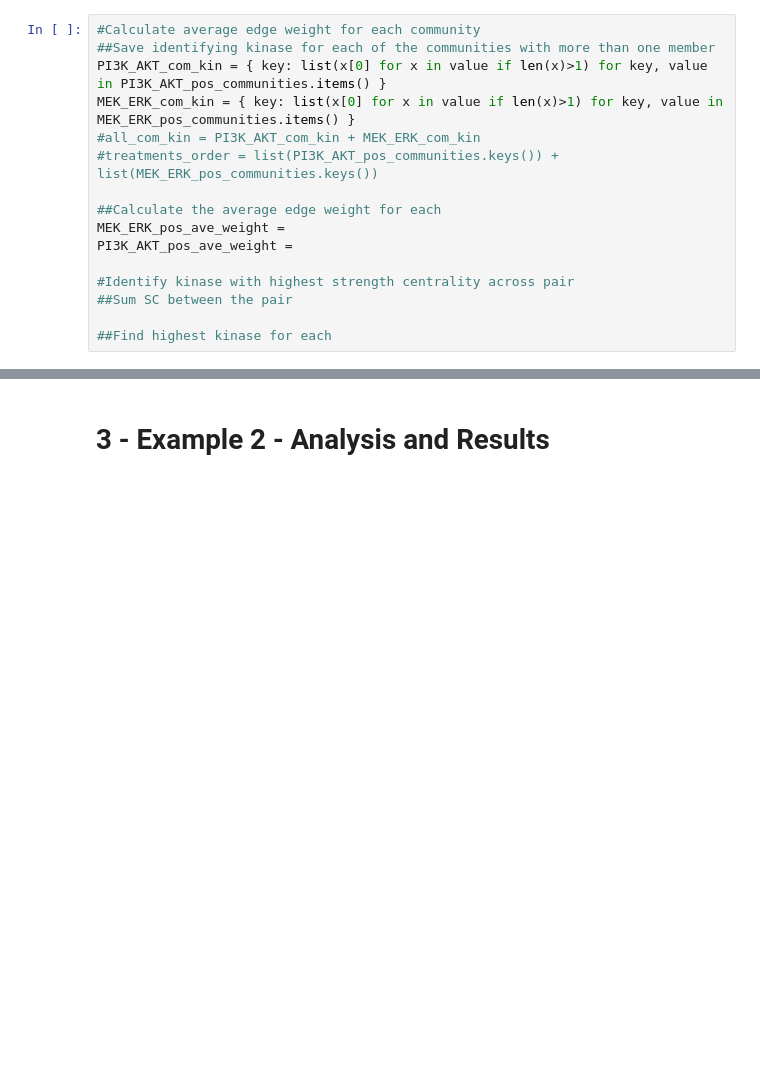
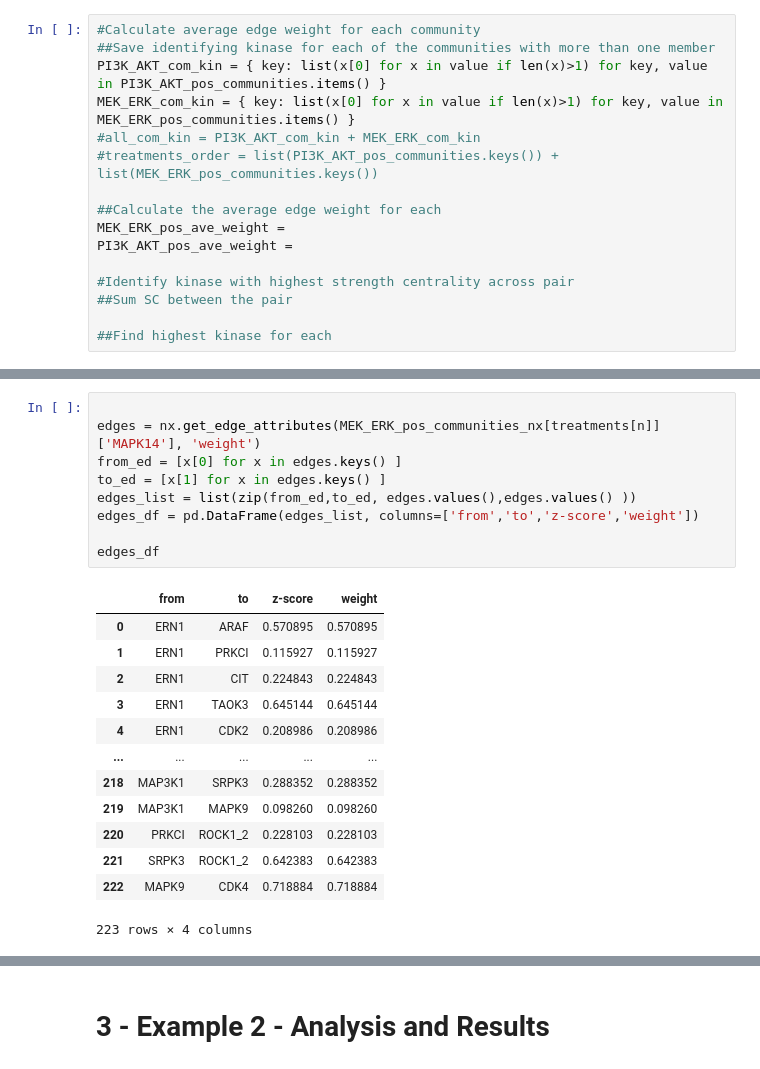
Before and after one commit to celiaccb/KinasesCommunityDetection, a Jupyter notebook: KinaseNetworks.ipynb, the cells around one changed output, grey strips where cells are left out. Drawn from its saved outputs; the diff is of its cells as text; blank space fills up the shorter version.

Commit message:
positive networks
Identified MAPK14 community as the most upregulated across all treatments, generated comparative dataframes

```diff
--- a/KinaseNetworks.ipynb
+++ b/KinaseNetworks.ipynb
@@ -747,0 +771,23 @@ PI3K_AKT_pos_ave_weight =
+# %%
+
+edges = nx.get_edge_attributes(MEK_ERK_pos_communities_nx[treatments[n]]['MAPK14'], 'weight')
+from_ed = [x[0] for x in edges.keys() ]
+to_ed = [x[1] for x in edges.keys() ]
+edges_list = list(zip(from_ed,to_ed, edges.values(),edges.values() ))
+edges_df = pd.DataFrame(edges_list, columns=['from','to','z-score','weight'])
+
+edges_df
+# %% [output]
+|  | from | to | z-score | weight |
+| 0 | ERN1 | ARAF | 0.570895 | 0.570895 |
+| 1 | ERN1 | PRKCI | 0.115927 | 0.115927 |
+| 2 | ERN1 | CIT | 0.224843 | 0.224843 |
+| 3 | ERN1 | TAOK3 | 0.645144 | 0.645144 |
+| 4 | ERN1 | CDK2 | 0.208986 | 0.208986 |
+| ... | ... | ... | ... | ... |
+| 218 | MAP3K1 | SRPK3 | 0.288352 | 0.288352 |
+| 219 | MAP3K1 | MAPK9 | 0.098260 | 0.098260 |
+| 220 | PRKCI | ROCK1_2 | 0.228103 | 0.228103 |
+| 221 | SRPK3 | ROCK1_2 | 0.642383 | 0.642383 |
+| 222 | MAPK9 | CDK4 | 0.718884 | 0.718884 |
+223 rows × 4 columns
```
Also changed, not shown: parts of 7 cells of this notebook, 8 other files.
